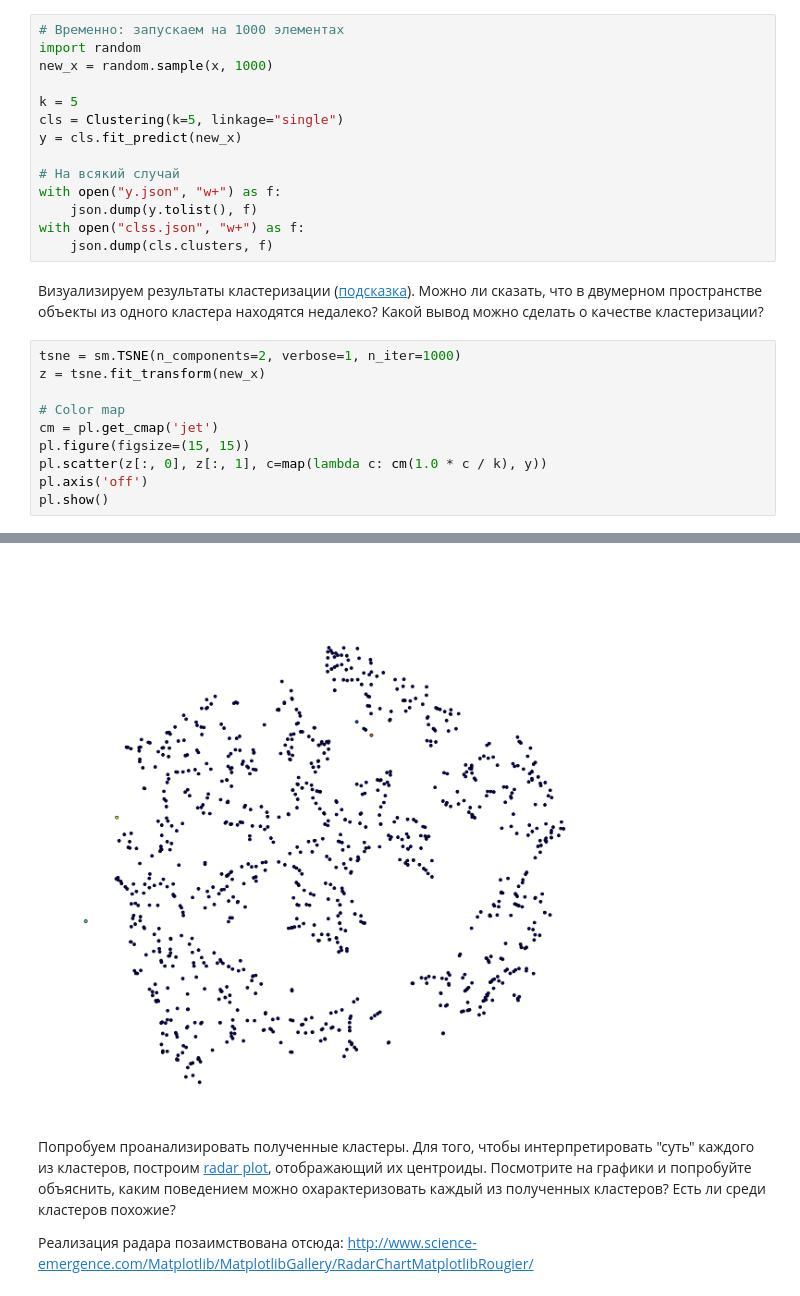
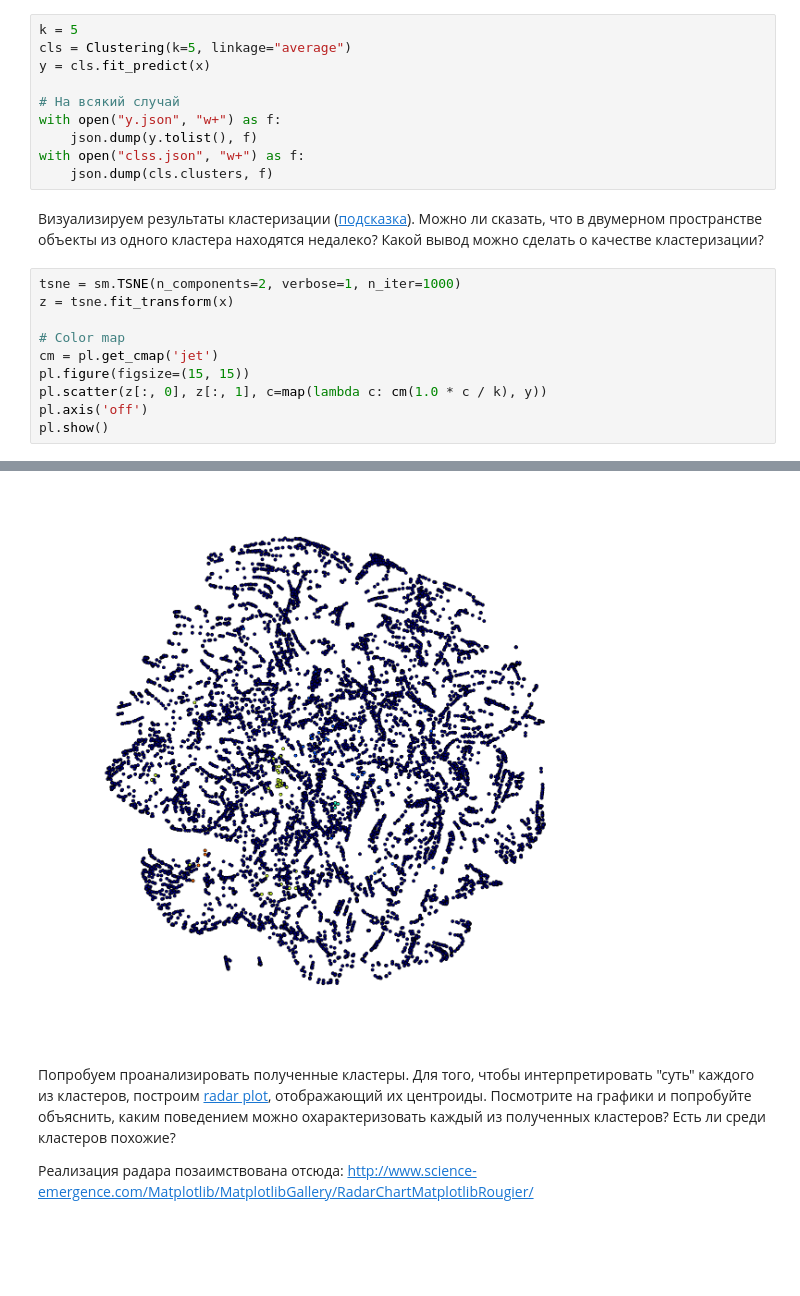
Before and after one commit to BorisLestsov/DM_homeworks, a Jupyter notebook: HW3/homework-3-st.ipynb, the cells around one changed output, grey strips where cells are left out. Cells and saved outputs as stored; diff of their text form; blank space fills up the shorter version.

```diff
--- a/HW3/homework-3-st.ipynb
+++ b/HW3/homework-3-st.ipynb
@@ -330,13 +330,9 @@ pl.show()
 # %% [markdown]
 Далее необходимо кластеризовать данные, используя выбранное количество кластеров, и визуализировать результат с помощью T-SNE. Внимание! На полном объеме данных данный алгоритм может работать существенное время.
 # %%
-# Временно: запускаем на 1000 элементах
-import random
-new_x = random.sample(x, 1000)
-
 k = 5
-cls = Clustering(k=5, linkage="single")
-y = cls.fit_predict(new_x)
+cls = Clustering(k=5, linkage="average")
+y = cls.fit_predict(x)
 
 # На всякий случай
 with open("y.json", "w+") as f:
@@ -347,7 +343,7 @@ with open("clss.json", "w+") as f:
 Визуализируем результаты кластеризации ([подсказка](http://anokhin.github.io/img/hw3_tsne-kmeans.png)). Можно ли сказать, что в двумерном пространстве объекты из одного кластера находятся недалеко? Какой вывод можно сделать о качестве кластеризации?
 # %%
 tsne = sm.TSNE(n_components=2, verbose=1, n_iter=1000)
-z = tsne.fit_transform(new_x)
+z = tsne.fit_transform(x)
 
 # Color map
 cm = pl.get_cmap('jet')
@@ -365,4 +372,4 @@ pl.show()
-[figure, old version]
+[figure, new version]
 # %% [markdown]
 Попробуем проанализировать полученные кластеры. Для того, чтобы интерпретировать "суть" каждого из кластеров, построим [radar plot](http://www.wikiwand.com/en/Radar_chart), отображающий их центроиды. Посмотрите на графики и попробуйте объяснить, каким поведением можно охарактеризовать каждый из полученных кластеров? Есть ли среди кластеров похожие?
 
```
Also changed, not shown: parts of 3 cells of this notebook, 2 other files.
